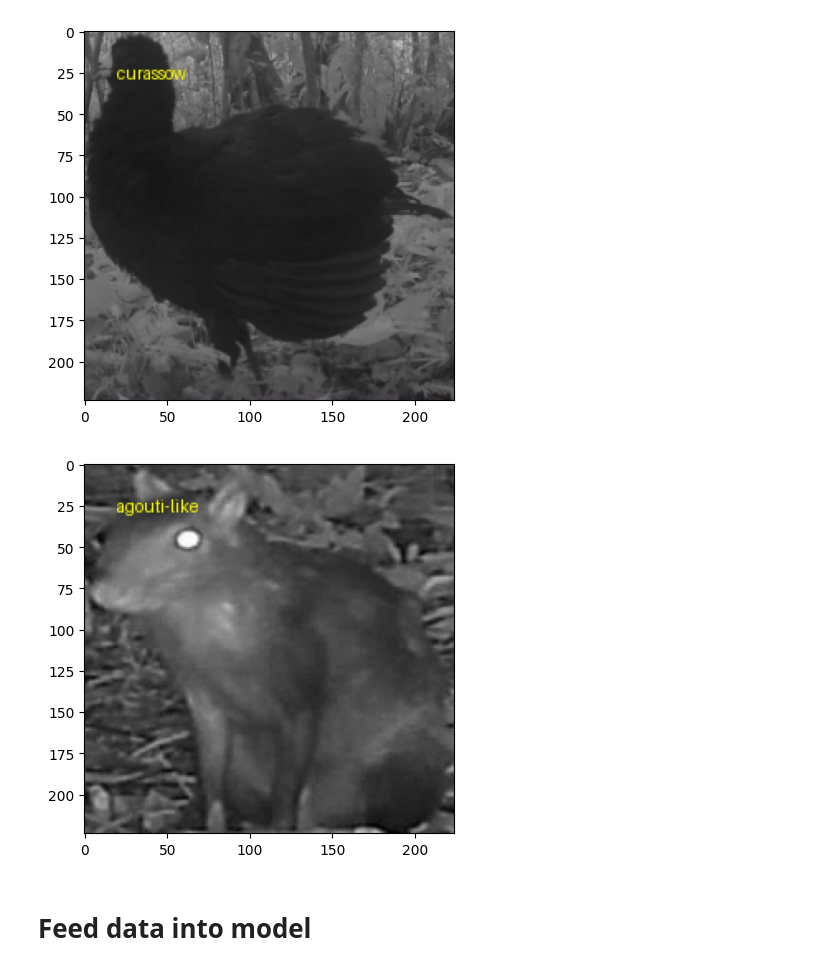
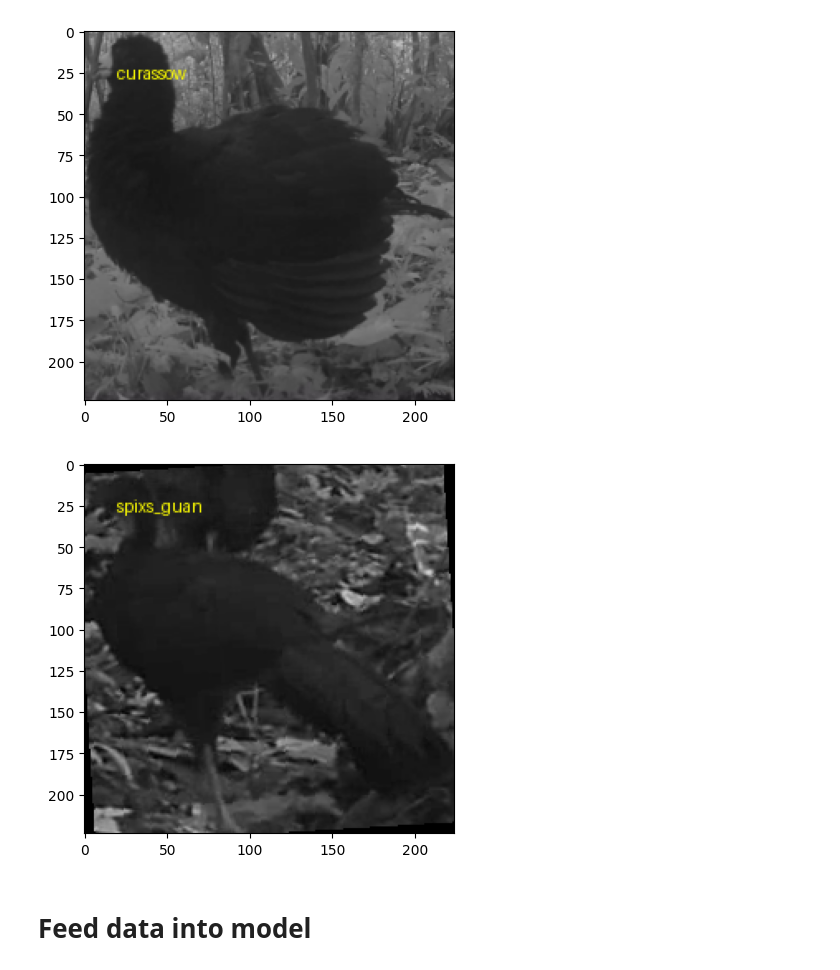
Before and after one commit to ThomasLuypaert/ABC_expeditions_classifier, a Jupyter notebook: notebooks/visualize_predictions.ipynb, the cells around one changed output. Saved outputs shown, nothing was run; the diff lists cells and outputs as text; code cells hidden in the pictures.

```diff
--- a/notebooks/visualize_predictions.ipynb
+++ b/notebooks/visualize_predictions.ipynb
@@ -151,9 +151,9 @@ def show_batch_image(batch, index):
 
     plt.imshow(image)
 # %%
-show_batch_image(batch=batch, index = 16)
+show_batch_image(batch=batch, index = 55)
 # %% [output]
-[figure, old version]
+[figure, new version]
 # %% [markdown]
 # Feed data into model
 # %%
```
Also changed, not shown: parts of 1 cell of this notebook, 2 other files.
